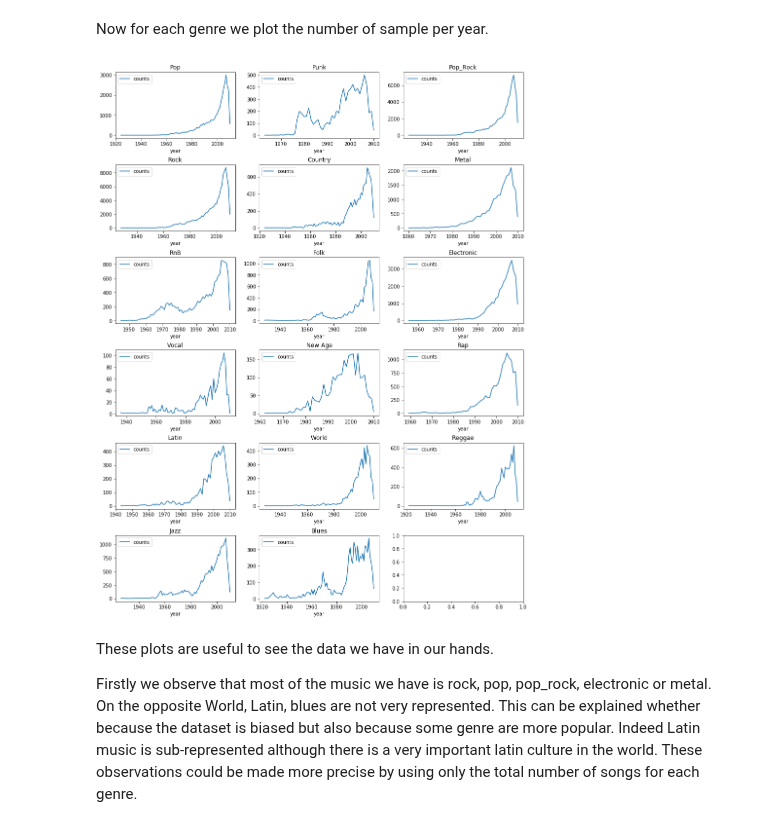
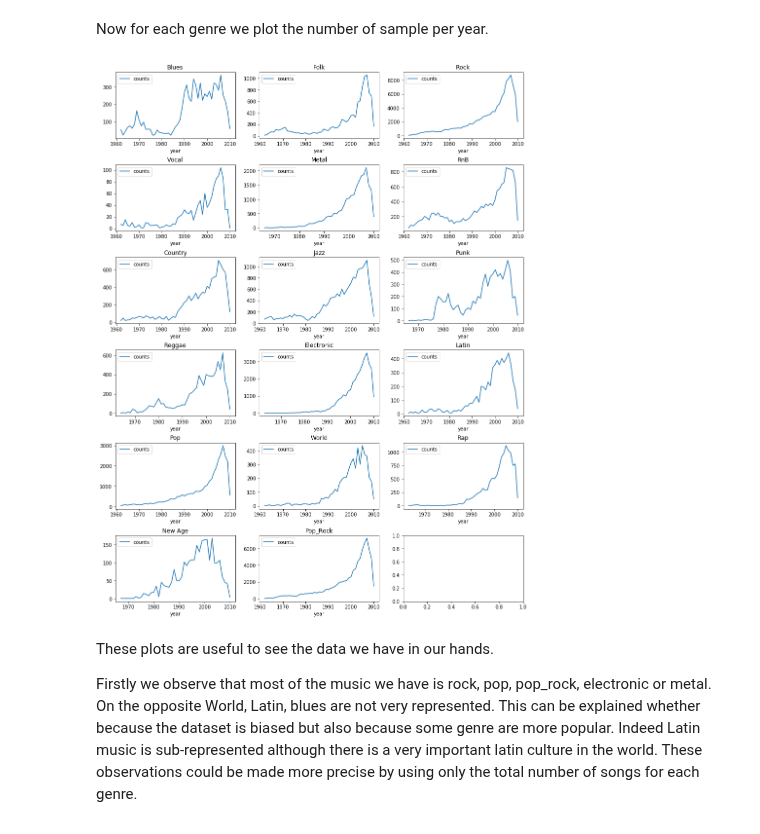
Before and after one commit to AWehenkel/ADA-2017, a Jupyter notebook: FinalProject/split notebooks/Genre Analysis.ipynb, the cells around one changed output. Saved outputs shown, nothing was run; the diff lists cells and outputs as text; code cells hidden in the pictures.

```diff
--- a/FinalProject/split notebooks/Genre Analysis.ipynb
+++ b/FinalProject/split notebooks/Genre Analysis.ipynb
@@ -5,7 +5,7 @@ import numpy as np
 import matplotlib.pyplot as plt
 %matplotlib inline
 # %%
-df = pd.read_csv('final_merge.csv')
+df = pd.read_csv('../final_merge.csv')
 # %%
 df.shape
 # %% [output]
@@ -47,3 +49,5 @@ df2_year.iloc[1:, :].plot(x='year', y='counts', kind='line')
+# %%
+df2 = df2[df2.year > 1960]
 # %%
 genres = set([])
 genres_cols = ['genre1_cd2c', 'genre2_cd2c', 'genre1_cd2', 'genre2_cd2', 'genre1_cd1', 'genre2_cd1']
@@ -127,15 +109,18 @@ Now for each genre we plot the number of sample per year.
 # %%
 int(len(list(genres))/3.0 + .5)
 f, axarr = plt.subplots(int(len(list(genres))/3.0 + .5), 3)
 f.set_size_inches(15, 20)
 plt.subplots_adjust(hspace=.4)
 i = 0
 for genre in genres:
     df2[df2[genre] == 1].groupby(['year']).size().reset_index(name='counts').iloc[1:, :]\
     .plot(x='year', y='counts', kind='line', title=genre, ax=axarr[int(i/3), i%3])
+    fig = axarr[int(i/3), i%3].get_figure()
+    extent = axarr[int(i/3), i%3].get_window_extent().transformed(fig.dpi_scale_trans.inverted())
+    fig.savefig('figures/%s_distri_year.png' % (genre), bbox_inches=extent.expanded(1.25, 1.2), dpi = 500)
     i+=1
 # %% [output]
-[figure, old version]
+[figure, new version]
 # %% [markdown]
 These plots are useful to see the data we have in our hands.
 
```
Also changed, not shown: parts of 11 cells of this notebook, 56 other files.
